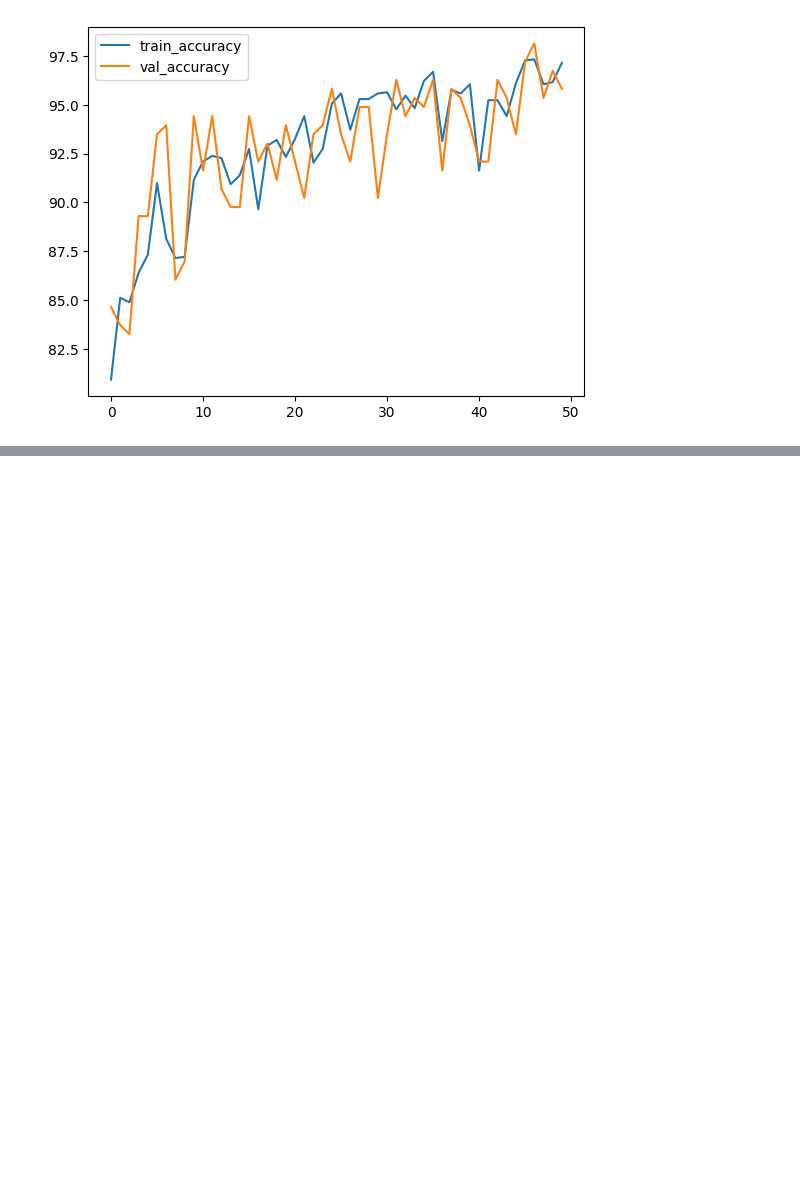
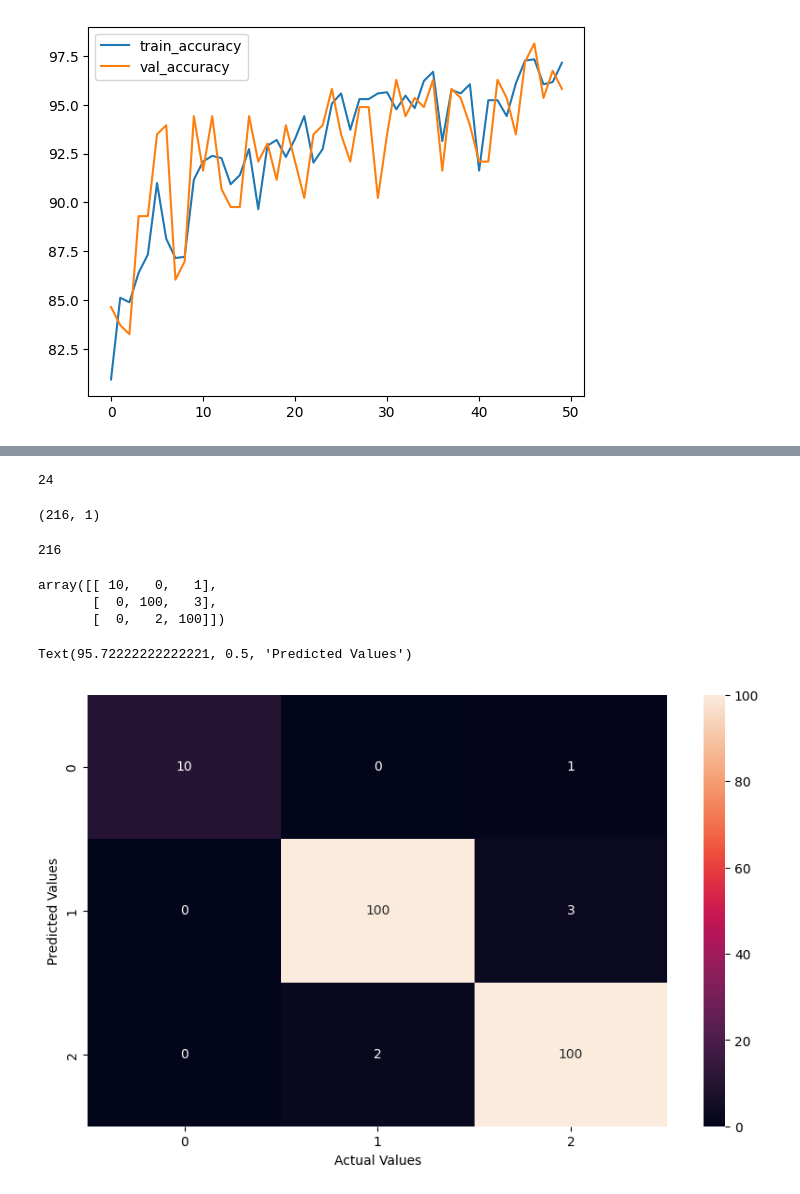
Before and after one commit to pranathadoddy/Potato-DL, a Jupyter notebook: ResnetPotato.ipynb, the cells around one changed output, grey strips where cells are left out. Drawn from its saved outputs; the diff is of its cells as text; code cells hidden in the pictures; blank space fills up the shorter version.

Commit message:
Add confussion matrix

```diff
--- a/ResnetPotato.ipynb
+++ b/ResnetPotato.ipynb
@@ -464,0 +465,4 @@ for index, (features, targets) in enumerate(test_loader):
+# %%
+len(targets)
+# %% [output]
+24
@@ -465,3 +485,31 @@ for index, (features, targets) in enumerate(test_loader):
+# %%
+df = pd.read_csv("potato_test.csv", index_col=0)
+
+df.shape
+# %% [output]
+(216, 1)
+# %%
+len(predictions)
+# %% [output]
+216
+# %%
+from sklearn.metrics import confusion_matrix
+import seaborn as sns
+
+cm=confusion_matrix(df['class'],predictions)
+cm
+# %% [output]
+array([[ 10,   0,   1],
+       [  0, 100,   3],
+       [  0,   2, 100]])
+# %%
+plt.figure(figsize=(10,6))
+sns.heatmap(cm,annot=True, fmt='g')
+plt.xlabel('Actual Values')
+plt.ylabel('Predicted Values')
+# %% [output]
+Text(95.72222222222221, 0.5, 'Predicted Values')
+[figure, added]
 # %%
 model.eval()
 
```
Also changed, not shown: parts of 5 cells of this notebook.
